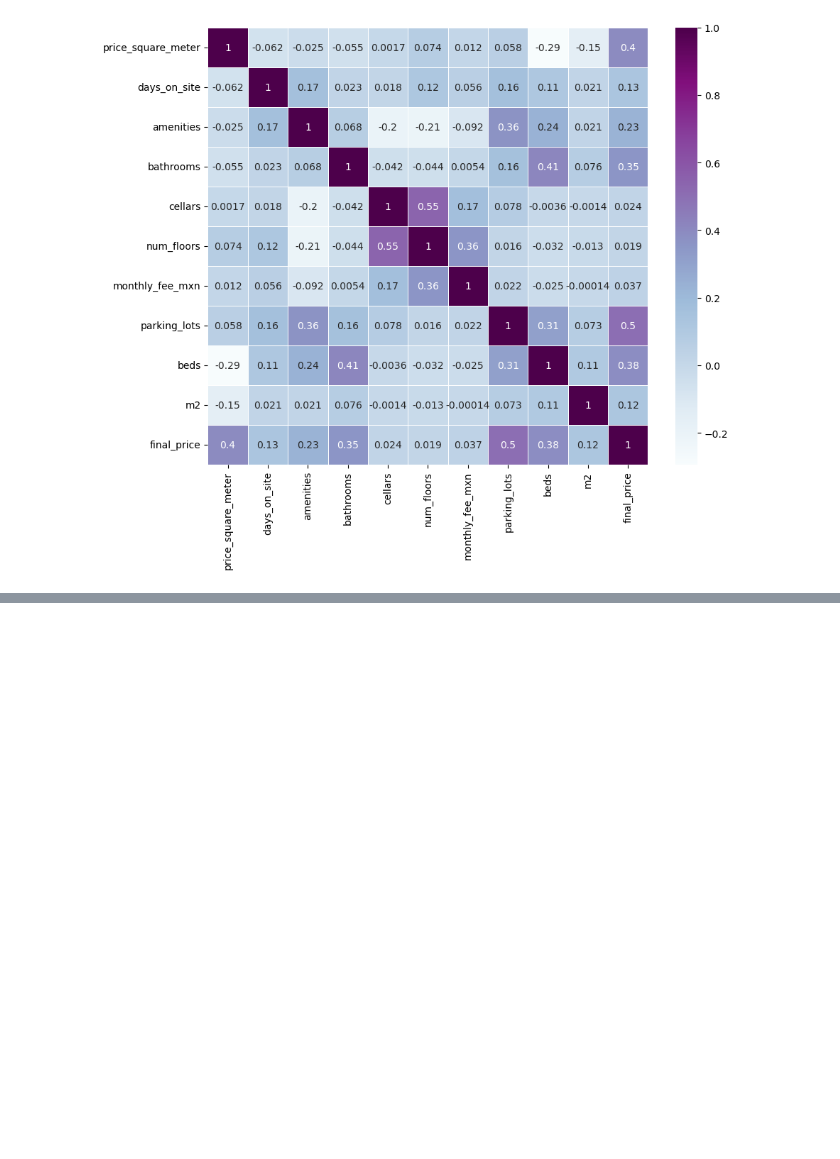
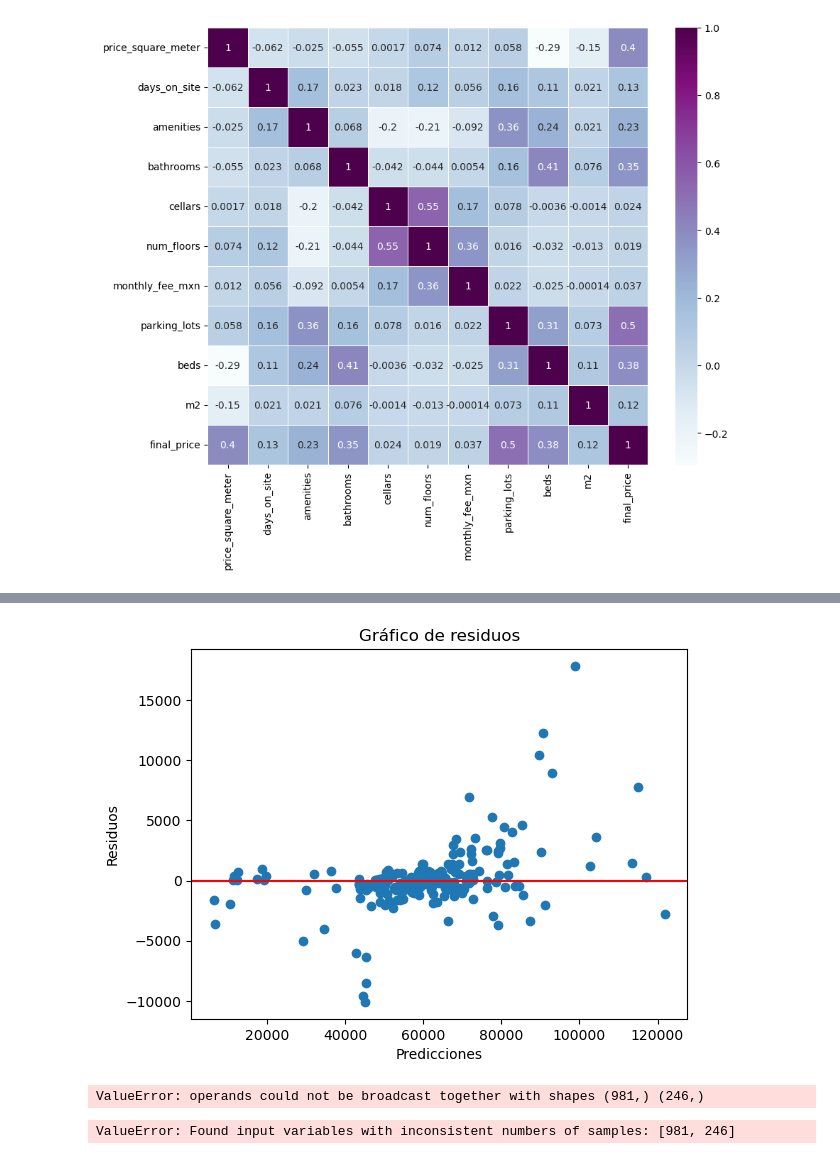
Before and after one commit to Alelopez383/Precios_por_m2, a Jupyter notebook: Reto_DD360.ipynb, the cells around one changed output, grey strips where cells are left out. Drawn from its saved outputs; the diff is of its cells as text; code cells hidden in the pictures; blank space fills up the shorter version.

```diff
--- a/Reto_DD360.ipynb
+++ b/Reto_DD360.ipynb
@@ -48,7 +48,7 @@ from config import key
 # %% [markdown]
 # Cargando la base
 # %%
-reto_precios_to_load= 'C:/Users/alelo/Documents/DD360/reto_precios_v1.csv'
+reto_precios_to_load= 'C:/Users/alelo/Documents/DD360/Precios_por_m2/reto_precios_v1.csv'
 # %% [markdown]
 # Análisis Exploratorio
 # %%
@@ -227,0 +422,13 @@ KeyboardInterrupt:
+# %%
+# Calcular los residuos
+residuals = y_test - y_pred
+
+# Crear gráfico de residuos
+plt.scatter(y_pred, residuals)
+plt.axhline(y=0, color='r', linestyle='-')
+plt.xlabel("Predicciones")
+plt.ylabel("Residuos")
+plt.title("Gráfico de residuos")
+plt.show()
+# %% [output]
+[figure, added]
@@ -227,0 +447,12 @@ KeyboardInterrupt:
+# %%
+mape = calculate_mape(y_true, y_pred)
+print("MAPE:", mape)
+# %% [output]
+ValueError: operands could not be broadcast together with shapes (981,) (246,)
+# %%
+from sklearn.metrics import mean_absolute_percentage_error
+
+# Suponiendo que tienes tus arrays de y_true y y_pred
+mape = mean_absolute_percentage_error(y_true, y_pred)
+# %% [output]
+ValueError: Found input variables with inconsistent numbers of samples: [981, 246]
```
Also changed, not shown: parts of 28 cells of this notebook.
